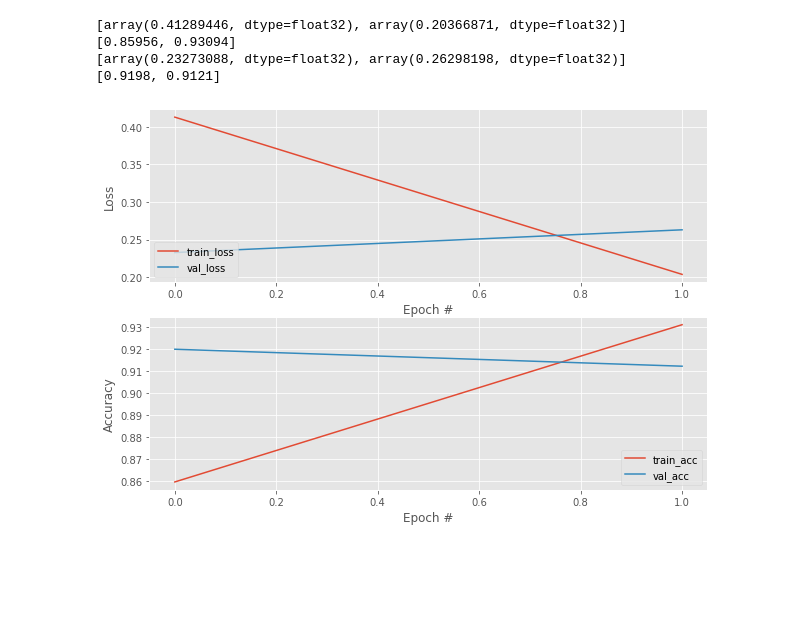
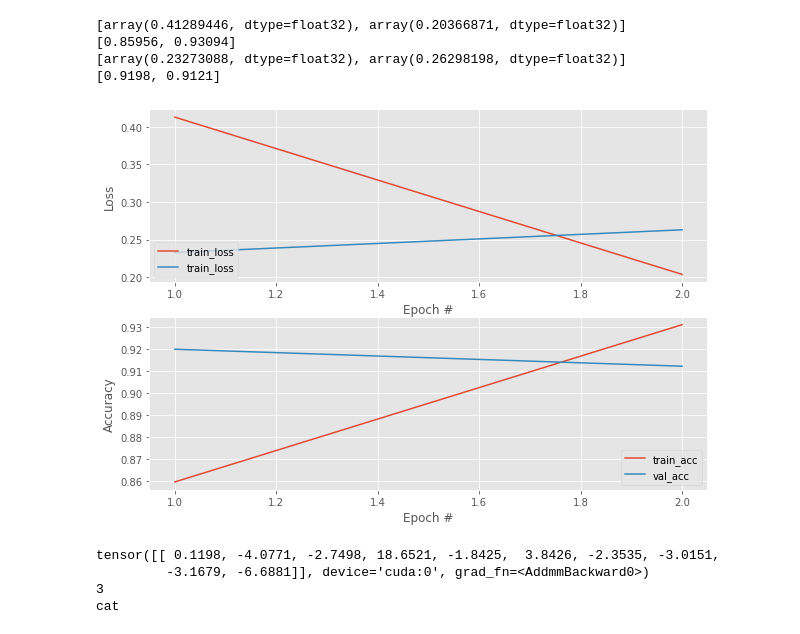
Before and after one commit to How-Wang/CV_DL_2022, a Jupyter notebook: HW1_2/Img_Classifier/CV_DL_HW1_05.ipynb, the cells around one changed output. Saved outputs shown, nothing was run; the diff lists cells and outputs as text; code cells hidden in the pictures; blank space fills up the shorter version.

```diff
--- a/HW1_2/Img_Classifier/CV_DL_HW1_05.ipynb
+++ b/HW1_2/Img_Classifier/CV_DL_HW1_05.ipynb
@@ -18,8 +18,8 @@ learning_rate = 0.001
 transform = transforms.Compose([
     transforms.Resize(size=(224, 224)),
     transforms.ToTensor(),
-    transforms.Normalize((0.4914, 0.4822, 0.4465), (0.2023, 0.1994, 0.2010)),
-])
+    transforms.Normalize([0.485, 0.456, 0.406], [0.229, 0.224, 0.225])]
+)
 
 cifar_trainset = datasets.CIFAR10(root='./data', train=True, download=True, transform=transform)
 cifar_testset = datasets.CIFAR10(root='./data', train=False, download=True, transform=transform)
@@ -180,38 +139,29 @@ print(H["test_acc"])
 # %%
 import matplotlib.pyplot as plt
 
 # plot the training loss and accuracy
 fig = plt.figure(figsize=(10, 7))
 fig.add_subplot(2,2,(1,2))
 plt.style.use("ggplot")
-plt.plot(H["train_loss"], label="train_loss")
-plt.plot(H["test_loss"], label="val_loss")
+
+plt.plot(range(1, len(H["train_loss"]) + 1), H["train_loss"], label="train_loss")
+plt.plot(range(1, len(H["test_loss"]) + 1), H["test_loss"], label="train_loss")
+
 plt.xlabel("Epoch #")
 plt.ylabel("Loss")
 plt.legend(loc="lower left")
 
 fig.add_subplot(2,2,(3,4))
-plt.plot(H["train_acc"], label="train_acc")
-plt.plot(H["test_acc"], label="val_acc")
+plt.plot(range(1, len(H["train_acc"]) + 1), H["train_acc"], label="train_acc")
+plt.plot(range(1, len(H["test_acc"]) + 1), H["test_acc"], label="val_acc")
 plt.xlabel("Epoch #")
 plt.ylabel("Accuracy")
 plt.legend(loc="best")
 
 plt.savefig('la.png')
 plt.show()
-
-# plt.style.use("ggplot")
-# plt.figure()
-# plt.plot(H["train_loss"], label="train_loss")
-# plt.plot(H["test_loss"], label="val_loss")
-# plt.plot(H["train_acc"], label="train_acc")
-# plt.plot(H["test_acc"], label="val_acc")
-# plt.title("Training Loss and Accuracy on Dataset")
-# plt.xlabel("Epoch #")
-# plt.ylabel("Loss/Accuracy")
-# plt.legend(loc="lower left")
 # %% [output]
-[figure, old version]
+[figure, new version]
 # %%
 # serialize the model to disk
 torch.save(model, 'model_all.pt')
@@ -217,0 +173,22 @@ torch.save(model, 'model_all.pt')
+# %%
+img = Image.open('cat.jpg').convert('RGB').resize((224,224), Image.ANTIALIAS)
+tfms = transforms.Compose([
+        # transforms.Resize(224,224),
+        transforms.ToTensor(),
+        transforms.Normalize([0.485, 0.456, 0.406], [0.229, 0.224, 0.225])])
+# unsqueeze provides the batch dimension
+img_tensor = tfms(img).to('cuda').unsqueeze(0)
+
+output = model(img_tensor)
+# # to binarize the output since I had only 1 class
+output = (output.squeeze().cpu().detach().numpy())
+print(output.argmax(axis=0))
+
+cor_class_list = ['airplane', 'automobile', 'bird', 'cat', 'deer', 'dog', 'frog', 'horse', 'ship', 'truck']
+
+print(cor_class_list[output.argmax(axis=0)])
+# %% [output]
+tensor([[ 0.1198, -4.0771, -2.7498, 18.6521, -1.8425,  3.8426, -2.3535, -3.0151,
+         -3.1679, -6.6881]], device='cuda:0', grad_fn=<AddmmBackward0>)
+3
+cat
```
Also changed, not shown: parts of 4 cells of this notebook, 3 other files.
